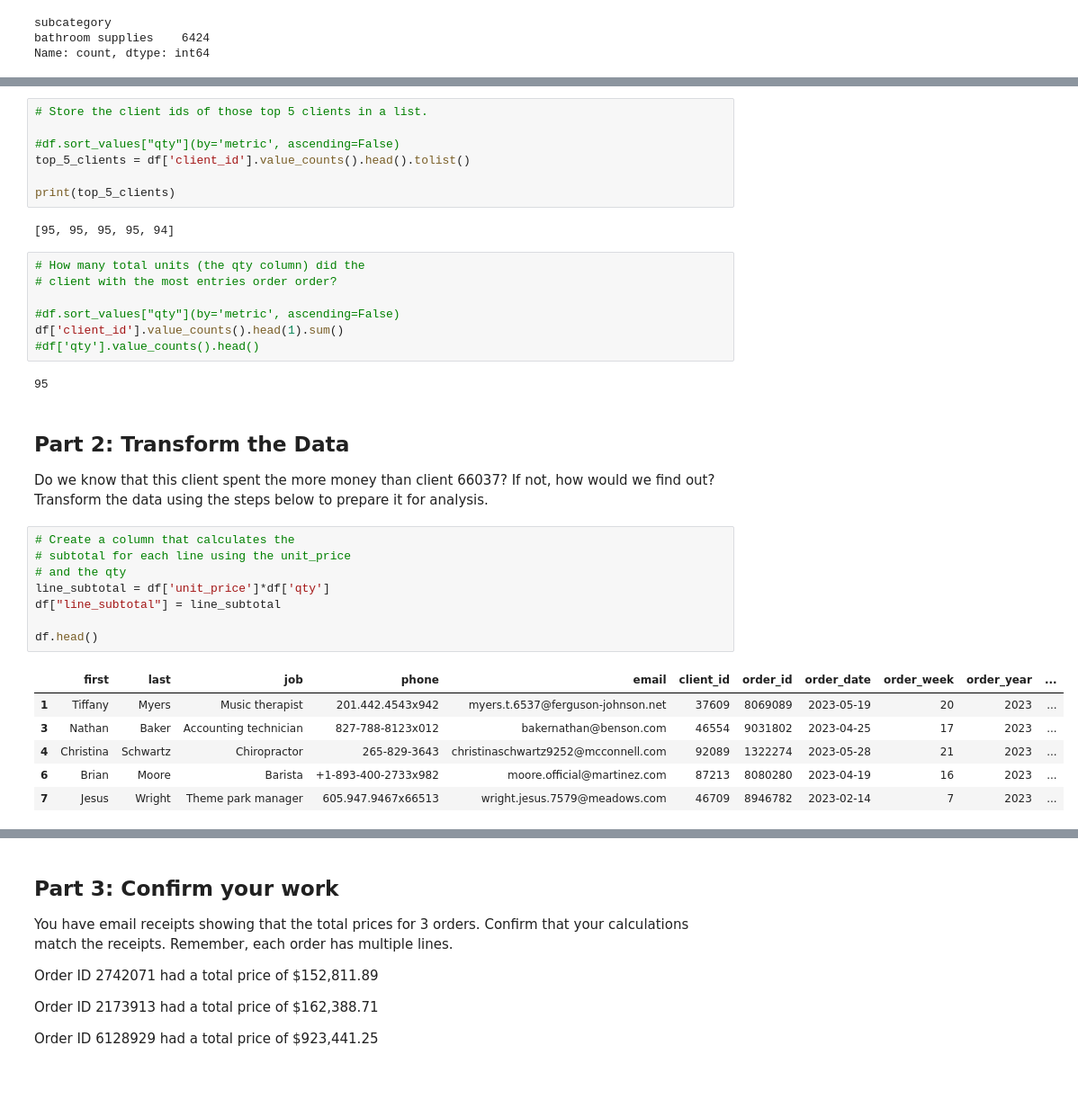
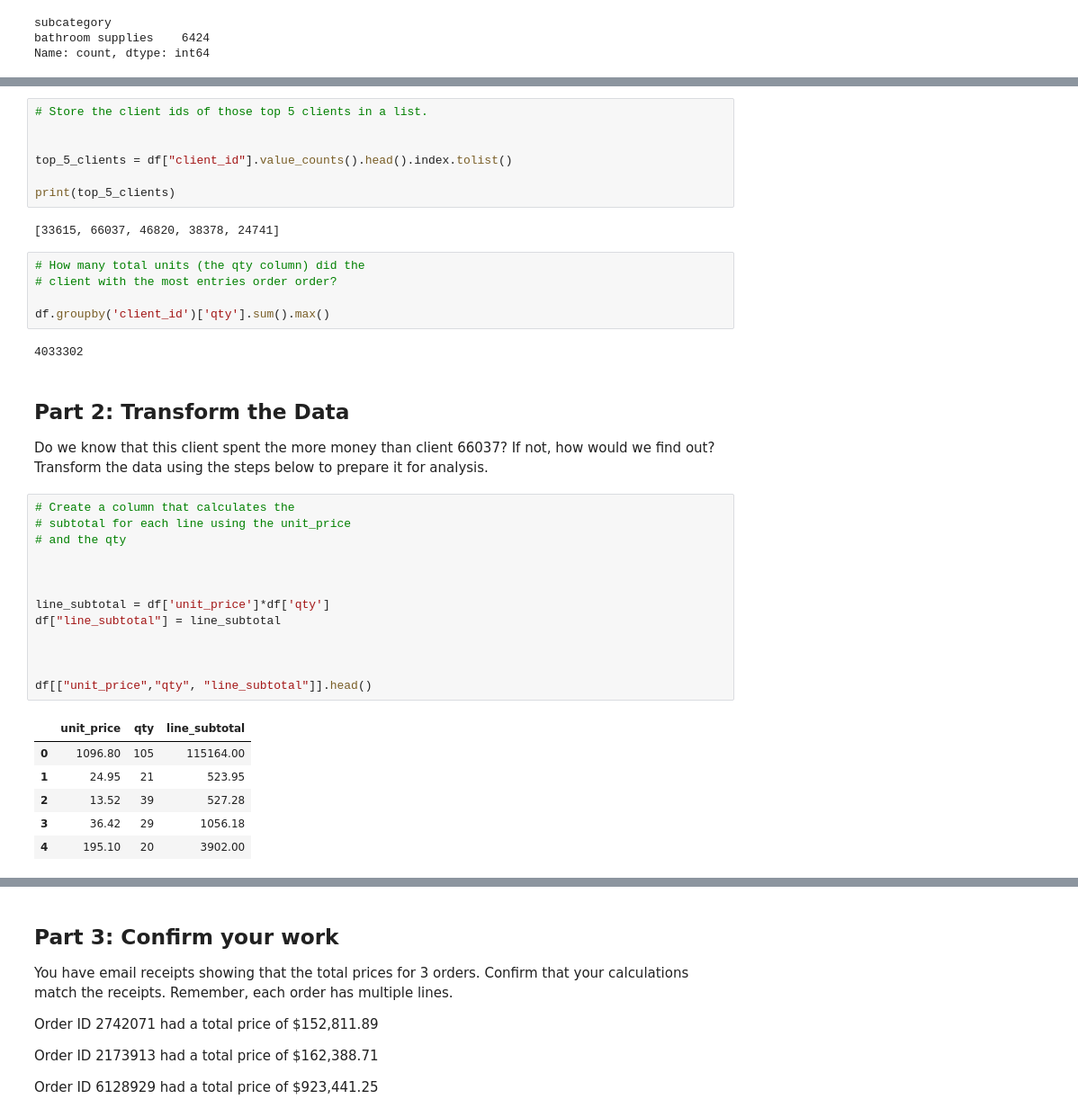
Before and after one commit to jrios46/pandas_challenge1, a Jupyter notebook: module_4_challenge.ipynb, the cells around one changed output, grey strips where cells are left out. Shown: that part at 90% size. Cells and saved outputs as stored; diff of their text form; blank space fills up the shorter version.

```diff
--- a/module_4_challenge.ipynb
+++ b/module_4_challenge.ipynb
@@ -106,39 +106,42 @@ Name: count, dtype: int64
 # %%
 # Store the client ids of those top 5 clients in a list.
 
-#df.sort_values["qty"](by='metric', ascending=False)
-top_5_clients = df['client_id'].value_counts().head().tolist()
+
+top_5_clients = df["client_id"].value_counts().head().index.tolist()
 
 print(top_5_clients)
 # %% [output]
-[95, 95, 95, 95, 94]
+[33615, 66037, 46820, 38378, 24741]
 # %%
 # How many total units (the qty column) did the
 # client with the most entries order order?
 
-#df.sort_values["qty"](by='metric', ascending=False)
-df['client_id'].value_counts().head(1).sum()
-#df['qty'].value_counts().head()
+df.groupby('client_id')['qty'].sum().max()
 # %% [output]
-95
+4033302
 # %% [markdown]
 ## Part 2: Transform the Data
 Do we know that this client spent the more money than client 66037? If not, how would we find out? Transform the data using the steps below to prepare it for analysis.
 # %%
 # Create a column that calculates the
 # subtotal for each line using the unit_price
 # and the qty
+
+
+
 line_subtotal = df['unit_price']*df['qty']
 df["line_subtotal"] = line_subtotal
 
-df.head()
+
+
+df[["unit_price","qty", "line_subtotal"]].head()
 # %% [output]
-|  | first | last | job | phone | email | client_id | order_id | order_date | order_week | order_year | ... |
-| 1 | Tiffany | Myers | Music therapist | 201.442.4543x942 | myers.t.6537@ferguson-johnson.net | 37609 | 8069089 | 2023-05-19 | 20 | 2023 | ... |
-| 3 | Nathan | Baker | Accounting technician | 827-788-8123x012 | bakernathan@benson.com | 46554 | 9031802 | 2023-04-25 | 17 | 2023 | ... |
-| 4 | Christina | Schwartz | Chiropractor | 265-829-3643 | christinaschwartz9252@mcconnell.com | 92089 | 1322274 | 2023-05-28 | 21 | 2023 | ... |
-| 6 | Brian | Moore | Barista | +1-893-400-2733x982 | moore.official@martinez.com | 87213 | 8080280 | 2023-04-19 | 16 | 2023 | ... |
-| 7 | Jesus | Wright | Theme park manager | 605.947.9467x66513 | wright.jesus.7579@meadows.com | 46709 | 8946782 | 2023-02-14 | 7 | 2023 | ... |
+|  | unit_price | qty | line_subtotal |
+| 0 | 1096.80 | 105 | 115164.00 |
+| 1 | 24.95 | 21 | 523.95 |
+| 2 | 13.52 | 39 | 527.28 |
+| 3 | 36.42 | 29 | 1056.18 |
+| 4 | 195.10 | 20 | 3902.00 |
 # %%
 # Create a column for shipping price.
 # Assume a shipping price of $7 per pound
```
Also changed, not shown: parts of 6 cells of this notebook, 1 other file.
